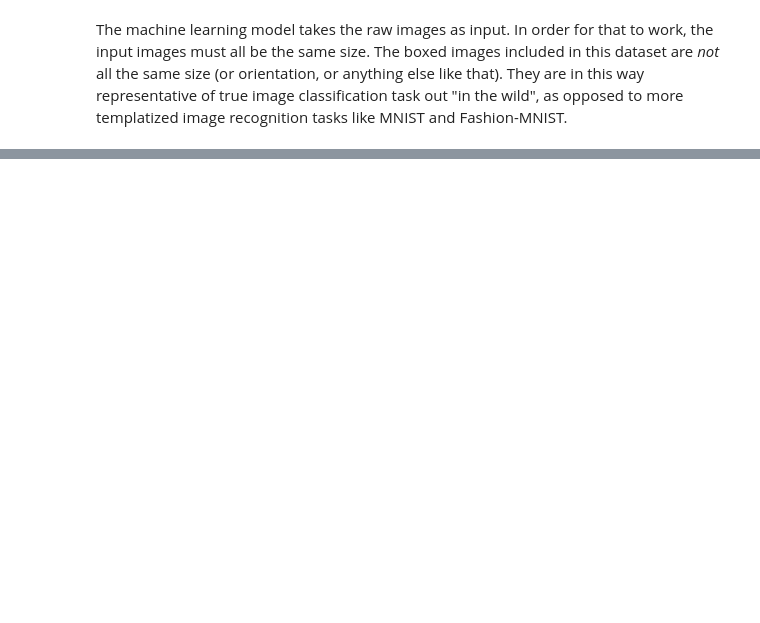
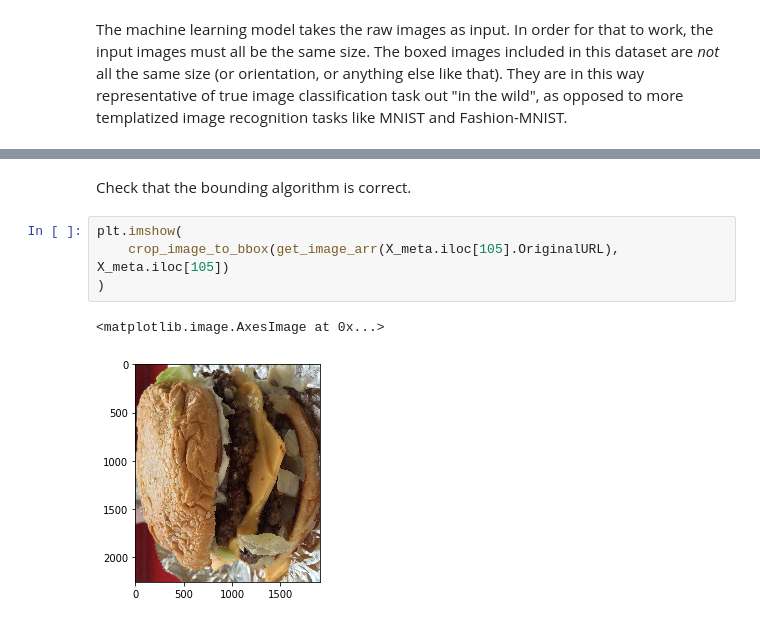
Before and after one commit to quiltdata/open-images, a Jupyter notebook: notebooks/building-an-open-images-training-dataset.ipynb, the cells around one changed output, grey strips where cells are left out. Cells and saved outputs as stored; diff of their text form; blank space fills up the shorter version.

```diff
--- a/notebooks/building-an-open-images-training-dataset.ipynb
+++ b/notebooks/building-an-open-images-training-dataset.ipynb
@@ -94,0 +161,9 @@ def is_non_unary_channel(img_arr):
+# %% [markdown]
+Check that the bounding algorithm is correct.
+# %%
+plt.imshow(
+    crop_image_to_bbox(get_image_arr(X_meta.iloc[105].OriginalURL), X_meta.iloc[105])
+)
+# %% [output]
+<matplotlib.image.AxesImage at 0x...>
+[figure, added]
```
Also changed, not shown: parts of 22 cells of this notebook, 2 other files.
